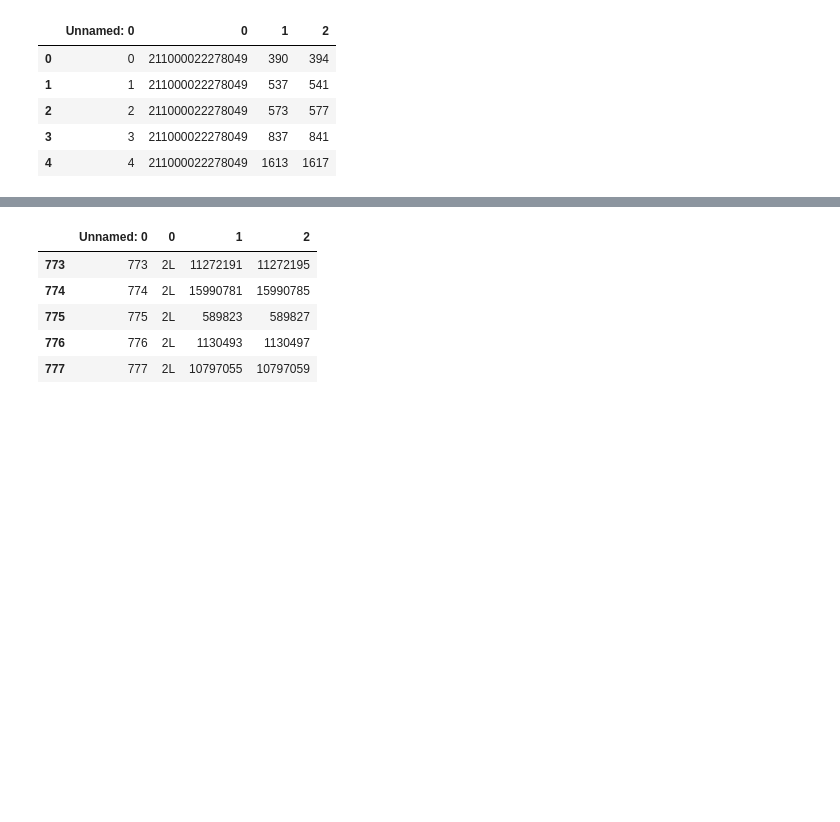
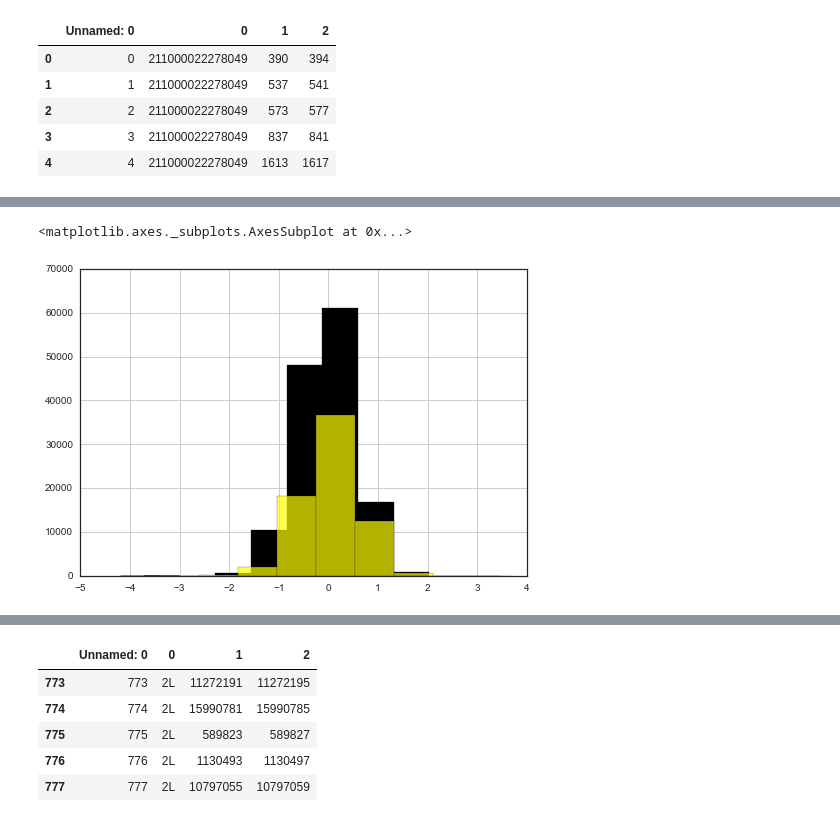
Before and after one commit to leandraking/SacktonProject, a Jupyter notebook: 20160617_DamID_analysis.ipynb, the cells around one changed output, grey strips where cells are left out. Cells and saved outputs as stored; diff of their text form; code cells hidden in the pictures; blank space fills up the shorter version.

```diff
--- a/20160617_DamID_analysis.ipynb
+++ b/20160617_DamID_analysis.ipynb
@@ -1410,0 +1655,8 @@ locations_df.head()
+# %%
+log2FC[locations_df.chromatin_state=="BLACK"].W_D1_188.hist(color="black")
+#log2FC[locations_df.chromatin_state=="RED"].C_Lam_188.hist(color="red")
+log2FC[locations_df.chromatin_state=="YELLOW"].W_D1_188.hist(color="yellow", alpha=.7)
+#log2FC[locations_df.chromatin_state=="BLUE"].W_D1_188.hist(color="blue", alpha=.5)
+# %% [output]
+<matplotlib.axes._subplots.AxesSubplot at 0x...>
+[figure, added]
```
Also changed, not shown: parts of 26 cells of this notebook.
